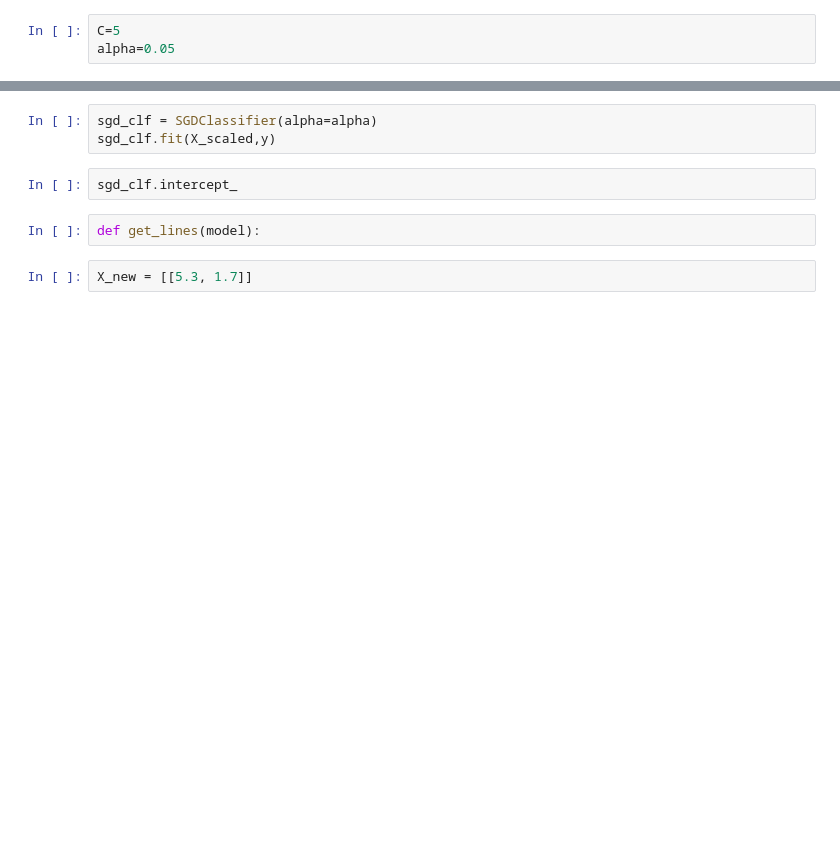
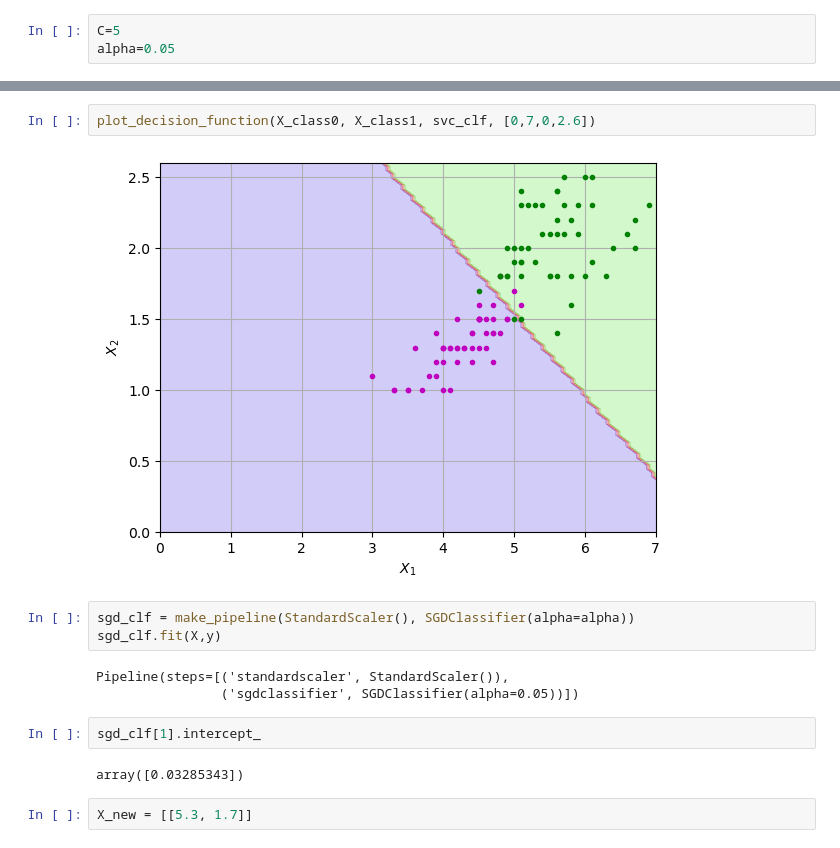
Before and after one commit to JuanPabloRodriguezC/SupportVectorMachines, a Jupyter notebook: support_vector_machines.ipynb, the cells around one changed output, grey strips where cells are left out. Cells and saved outputs as stored; diff of their text form; blank space fills up the shorter version.

```diff
--- a/support_vector_machines.ipynb
+++ b/support_vector_machines.ipynb
@@ -78,10 +90,17 @@ svc_clf.fit(X_scaled,y)
+# %%
+plot_decision_function(X_class0, X_class1, svc_clf, [0,7,0,2.6])
+# %% [output]
+[figure, added]
 # %%
-sgd_clf = SGDClassifier(alpha=alpha)
-sgd_clf.fit(X_scaled,y)
+sgd_clf = make_pipeline(StandardScaler(), SGDClassifier(alpha=alpha))
+sgd_clf.fit(X,y)
+# %% [output]
+Pipeline(steps=[('standardscaler', StandardScaler()),
+                ('sgdclassifier', SGDClassifier(alpha=0.05))])
 # %%
-sgd_clf.intercept_
+sgd_clf[1].intercept_
+# %% [output]
+array([0.03285343])
-# %%
-def get_lines(model):
 # %%
 X_new = [[5.3, 1.7]]
 # %%
```
Also changed, not shown: parts of 55 cells of this notebook.
